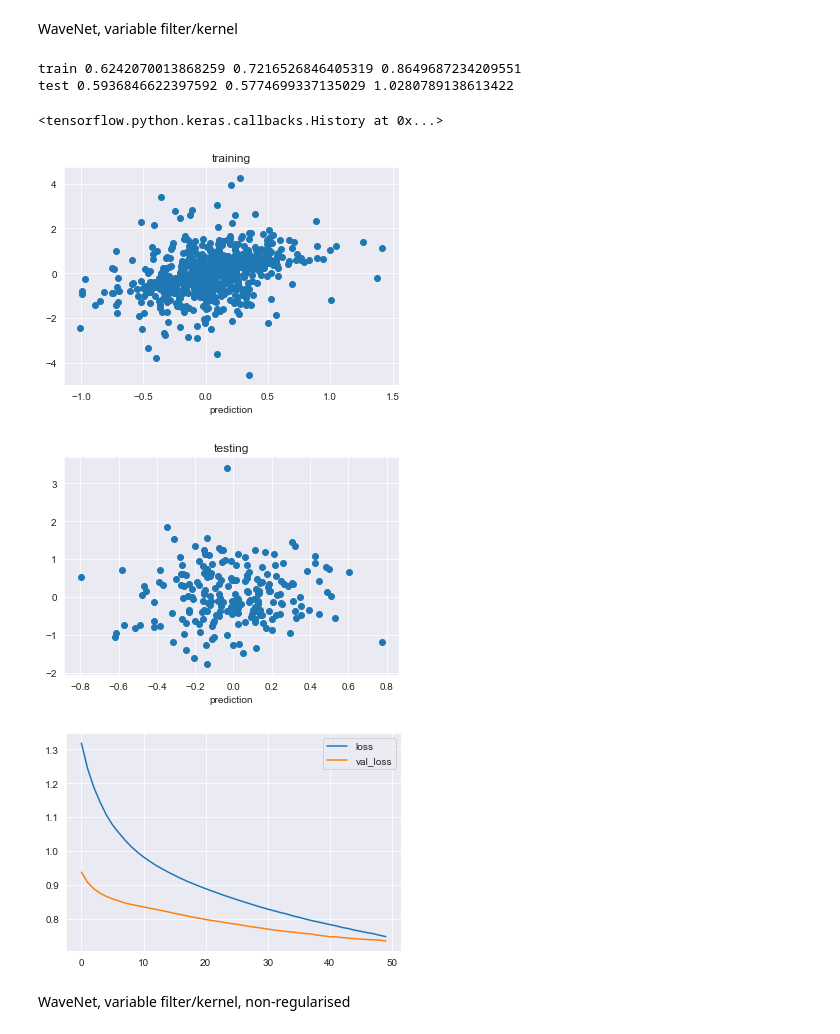
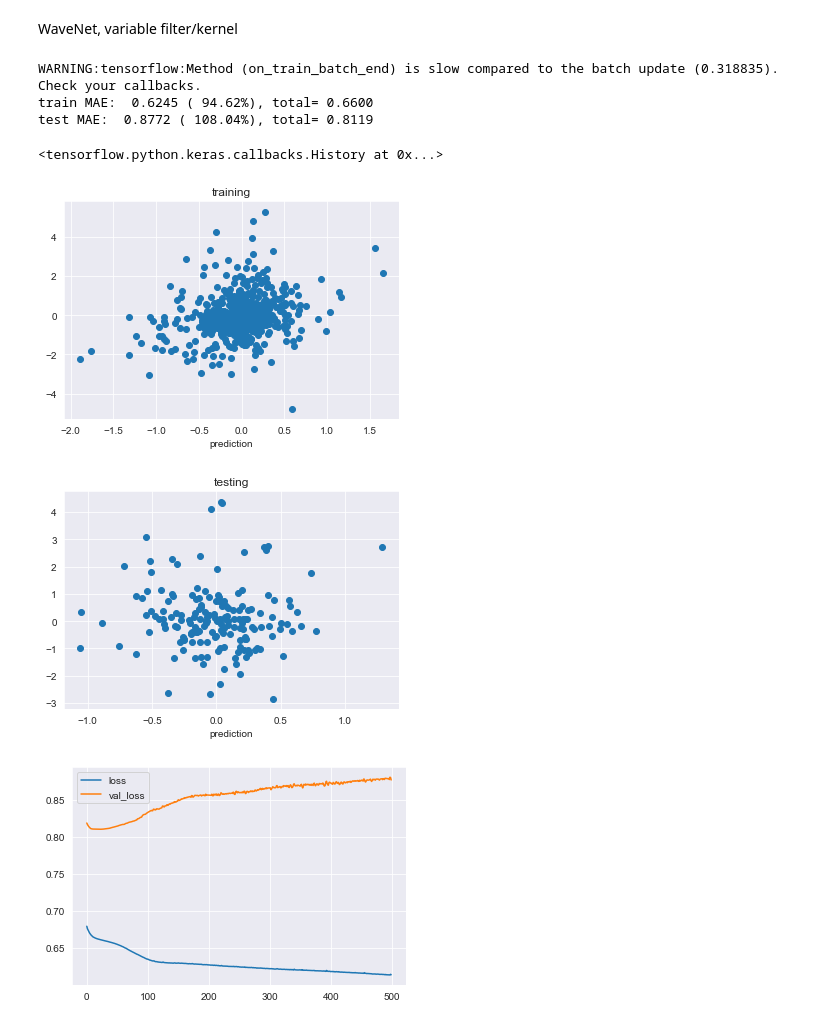
Before and after one commit to navin9292/Google_Wavenet-_Model, a Jupyter notebook: wavenet.ipynb, the cells around one changed output. Drawn from its saved outputs; the diff is of its cells as text; code cells hidden in the pictures.

```diff
--- a/wavenet.ipynb
+++ b/wavenet.ipynb
@@ -15,7 +15,7 @@ from pandas_datareader import data as pdr
 yf.pdr_override()
 # %%
 # Tickers
-tickers = ['^GSPC', '^VIX', '^TNX', 'EURUSD=X', 'EURJPY=X', 'GBPJPY=X', 'EURGBP=X', 'GBPUSD=X']
+tickers = ['^GSPC', '^VIX', '^TNX', 'EURUSD=X', 'EURJPY=X', 'GBPJPY=X', 'EURGBP=X', 'GBPUSD=X', 'NFLX']
 
 # dates
 startdate = '2015-1-1'
@@ -82,11 +85,11 @@ Index(['EURGBP=X', 'EURJPY=X', 'EURUSD=X', 'GBPJPY=X', 'GBPUSD=X', '^GSPC',
       dtype='object')
 # %%
-win_length = 2 ** (4-1) * 2
+win_length = 2 ** (4-1) * 2 * 4
 from tensorflow.keras.preprocessing.sequence import TimeseriesGenerator
-train_gen_df = data_train_prod['EURUSD=X']
-test_gen_df = data_test_prod['EURUSD=X']
-train_data_gen = TimeseriesGenerator(train_gen_df.values, train_gen_df, length=win_length, batch_size=9999999)
-test_data_gen = TimeseriesGenerator(test_gen_df.values, test_gen_df, length=win_length, batch_size=9999999)
+train_gen_df = data_train_prod['^GSPC']
+test_gen_df = data_test_prod['^GSPC']
+train_data_gen = TimeseriesGenerator(train_gen_df.values, train_gen_df, length=win_length)
+test_data_gen = TimeseriesGenerator(test_gen_df.values, test_gen_df, length=win_length)
 train_data_gen
 # %% [output]
 <tensorflow.python.keras.preprocessing.sequence.TimeseriesGenerator at 0x...>
@@ -197,12 +207,13 @@ def conv_multi_extra_layer_unregularized():
 def wave_multi_extra_layer():
     x = i = Input(shape=(win_length, 1))
     x = BatchNormalization()(x)
-    x, _ = WaveNetBlock(filters=4,  kernel_size=2, dilation_rate=2**1, activation='relu')(x)
-    x, _ = WaveNetBlock(filters=8,  kernel_size=2, dilation_rate=2**2, activation='relu')(x)
-    x, _ = WaveNetBlock(filters=16, kernel_size=2, dilation_rate=2**3, activation='relu')(x)
-    x, _ = WaveNetBlock(filters=32, kernel_size=2, dilation_rate=2**4, activation='relu')(x)
+    x, _ = WaveNetBlock(filters=3, kernel_size=2, dilation_rate=2**0, activation='relu')(x)
+    x, _ = WaveNetBlock(filters=3, kernel_size=2, dilation_rate=2**1, activation='relu')(x)
+    x, _ = WaveNetBlock(filters=3, kernel_size=2, dilation_rate=2**2, activation='relu')(x)
+    x, _ = WaveNetBlock(filters=3, kernel_size=2, dilation_rate=2**3, activation='relu')(x)
+
+    x = Convolution1D(filters=1, kernel_size=1, dilation_rate=1, padding='same', activation='relu')(x)
     x = Flatten()(x)
-    x = Dense(30, activation='relu', kernel_regularizer='l2')(x)
-    x = Dense(1, activation='linear', kernel_regularizer='l2')(x)
+    x = Dense(1, activation='linear')(x)
     model = keras.Model(i, x)
     return model
@@ -222 +220,3 @@ def wave_multi_extra_layer_unregularised():
+# %%
+make_tensorboard_callback = lambda key: keras.callbacks.TensorBoard(log_dir=f"logs/fit/{key}/" + pd.to_datetime('now').strftime("%Y%m%d-%H%M%S"), histogram_freq=1)
 # %%
@@ -282,15 +253,14 @@ WaveNet, variable filter/kernel
 # %%
 model = wave_multi_extra_layer()
 model.compile(optimizer=tensorflow.keras.optimizers.Adam(1e-3), loss='mae')
-hist = model.fit(train_data_gen, epochs=50, validation_data=test_data_gen, verbose=0)
+hist = model.fit(train_data_gen, epochs=500, validation_data=test_data_gen, verbose=0, callbacks=[make_tensorboard_callback('wave_multi_extra_layer')])
 evaluate_model(model, hist)
 hist
 # %% [output]
-train 0.6242070013868259 0.7216526846405319 0.8649687234209551
-test 0.5936846622397592 0.5774699337135029 1.0280789138613422
+WARNING:tensorflow:Method (on_train_batch_end) is slow compared to the batch update (0.318835). Check your callbacks.
+train MAE:  0.6245 ( 94.62%), total= 0.6600
+test MAE:  0.8772 ( 108.04%), total= 0.8119
 <tensorflow.python.keras.callbacks.History at 0x...>
-[figure, old version]
+[figure, new version]
-[figure, old version]
+[figure, new version]
-[figure, old version]
+[figure, new version]
-# %% [markdown]
-WaveNet, variable filter/kernel, non-regularised
```
Also changed, not shown: parts of 23 cells of this notebook.
